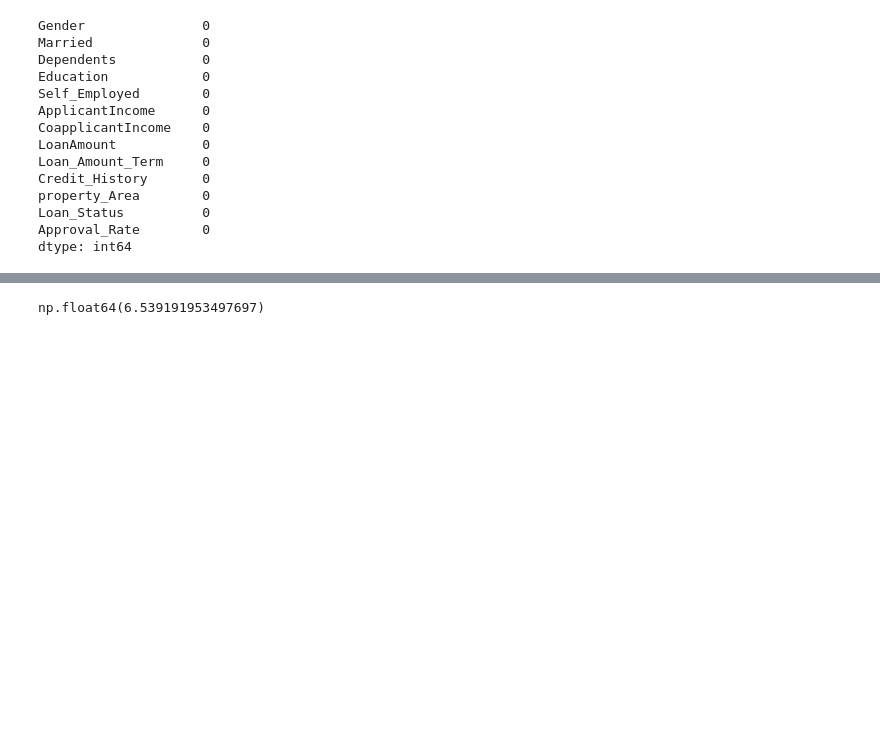
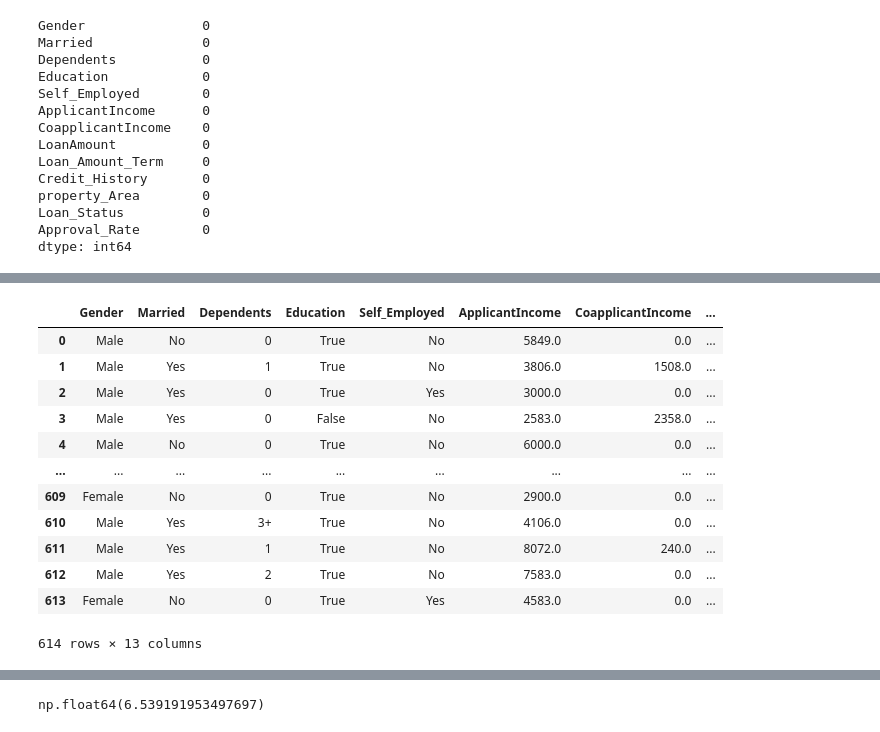
Before and after one commit to LCCHoong/pypy, a Jupyter notebook: testing.ipynb, the cells around one changed output, grey strips where cells are left out. Cells and saved outputs as stored; diff of their text form; code cells hidden in the pictures; blank space fills up the shorter version.

```diff
--- a/testing.ipynb
+++ b/testing.ipynb
@@ -385,3 +410,19 @@ traindf
+# %%
+traindf
+# %% [output]
+|  | Gender | Married | Dependents | Education | Self_Employed | ApplicantIncome | CoapplicantIncome | ... |
+| 0 | Male | No | 0 | True | No | 5849.0 | 0.0 | ... |
+| 1 | Male | Yes | 1 | True | No | 3806.0 | 1508.0 | ... |
+| 2 | Male | Yes | 0 | True | Yes | 3000.0 | 0.0 | ... |
+| 3 | Male | Yes | 0 | False | No | 2583.0 | 2358.0 | ... |
+| 4 | Male | No | 0 | True | No | 6000.0 | 0.0 | ... |
+| ... | ... | ... | ... | ... | ... | ... | ... | ... |
+| 609 | Female | No | 0 | True | No | 2900.0 | 0.0 | ... |
+| 610 | Male | Yes | 3+ | True | No | 4106.0 | 0.0 | ... |
+| 611 | Male | Yes | 1 | True | No | 8072.0 | 240.0 | ... |
+| 612 | Male | Yes | 2 | True | No | 7583.0 | 0.0 | ... |
+| 613 | Female | No | 0 | True | Yes | 4583.0 | 0.0 | ... |
+614 rows × 13 columns
 # %%
 traindf.dtypes
 # %% [output]
```
Also changed, not shown: parts of 20 cells of this notebook, 5 other files.
